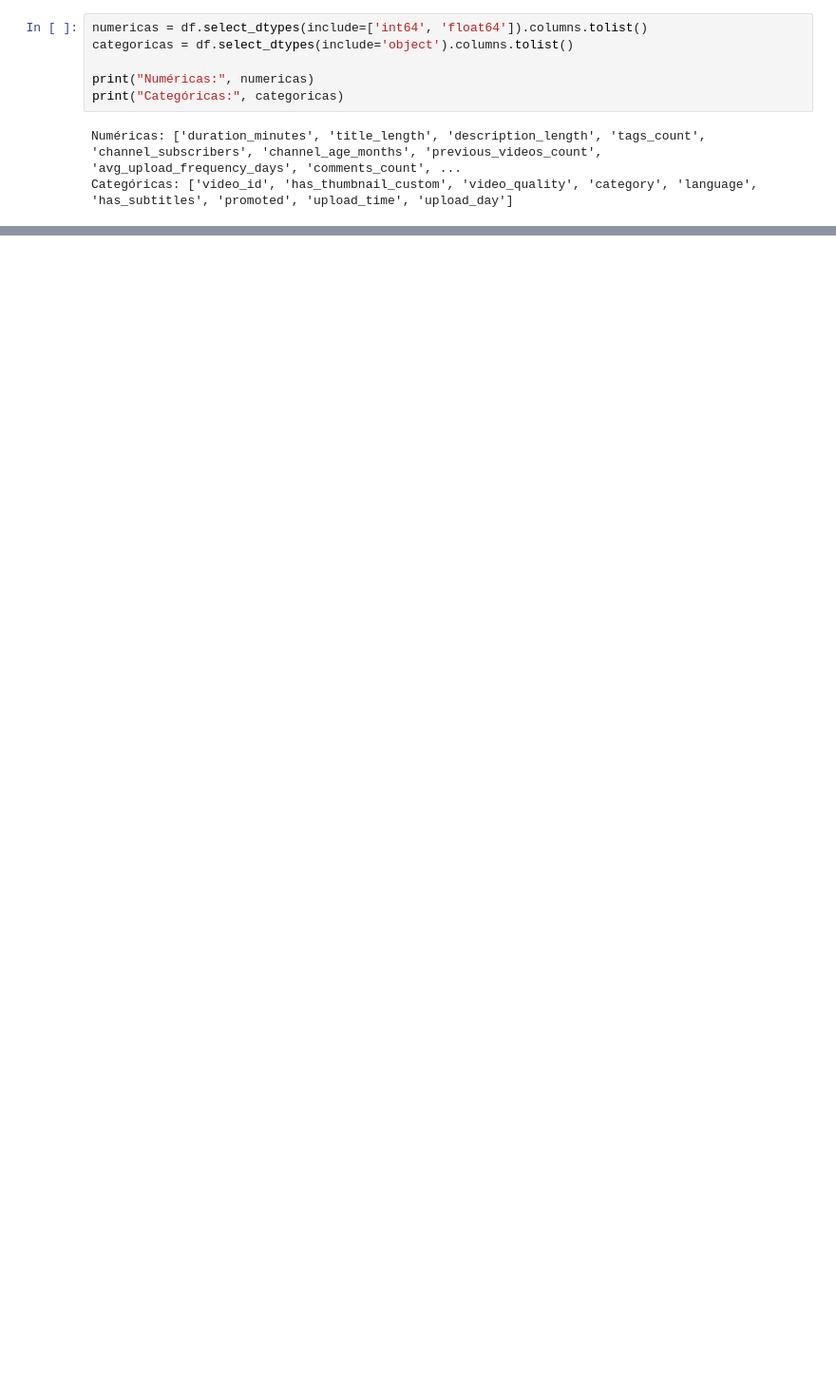
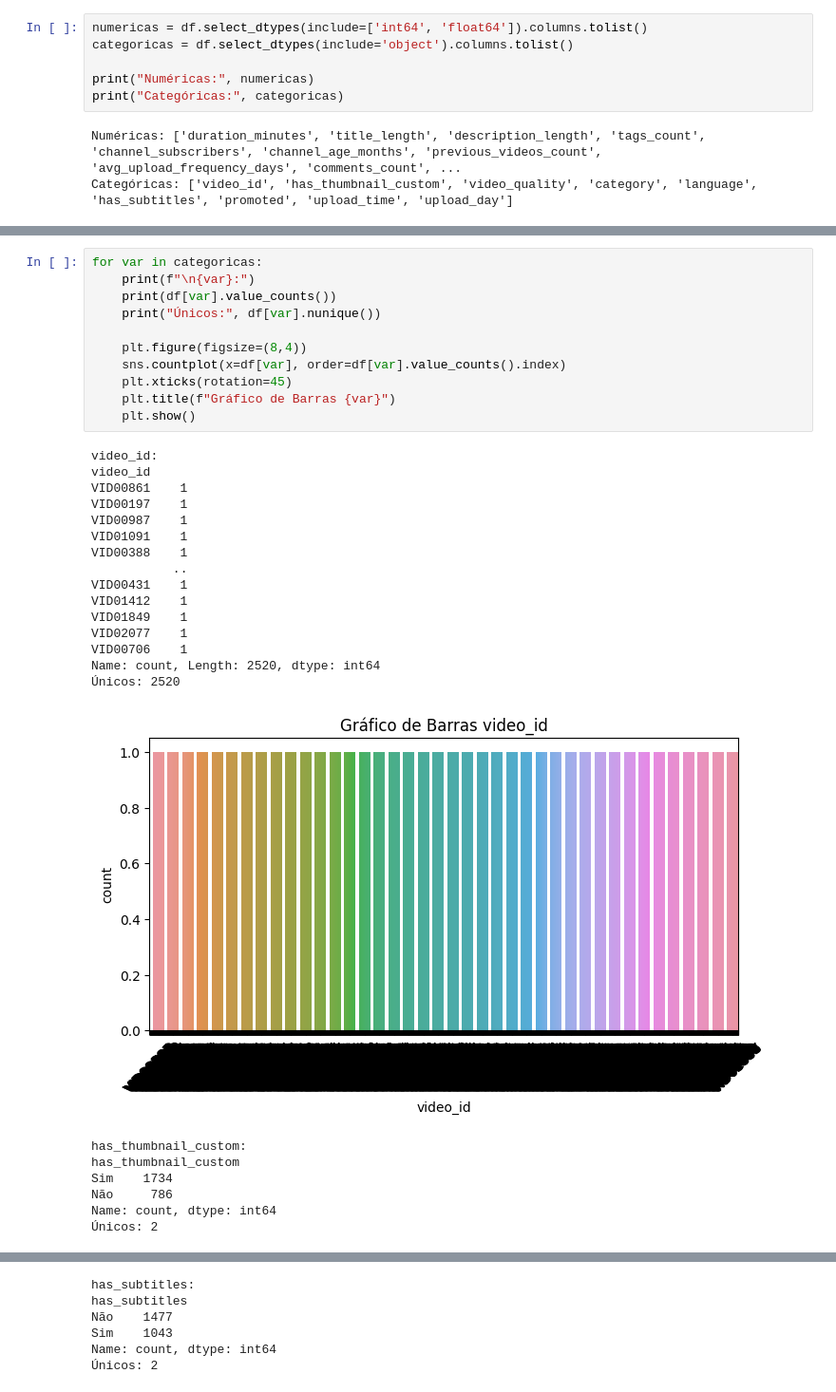
Before and after one commit to dedueardo/uninassau-atividade-alunos-ml-regressao, a Jupyter notebook: notebooks/01_EDA.ipynb, the cells around one changed output, grey strips where cells are left out. Shown at 95% size. Drawn from its saved outputs; the diff is of its cells as text; blank space fills up the shorter version.

```diff
--- a/notebooks/01_EDA.ipynb
+++ b/notebooks/01_EDA.ipynb
@@ -100,0 +294,34 @@ Categóricas: ['video_id', 'has_thumbnail_custom', 'video_quality', 'category',
+# %%
+for var in categoricas:
+    print(f"\n{var}:")
+    print(df[var].value_counts())
+    print("Únicos:", df[var].nunique())
+
+    plt.figure(figsize=(8,4))
+    sns.countplot(x=df[var], order=df[var].value_counts().index)
+    plt.xticks(rotation=45)
+    plt.title(f"Gráfico de Barras {var}")
+    plt.show()
+# %% [output]
+video_id:
+video_id
+VID00861    1
+VID00197    1
+VID00987    1
+VID01091    1
+VID00388    1
+           ..
+VID00431    1
+VID01412    1
+VID01849    1
+VID02077    1
+VID00706    1
+Name: count, Length: 2520, dtype: int64
+Únicos: 2520
+[figure, added]
+has_thumbnail_custom:
+has_thumbnail_custom
+Sim    1734
+Não     786
+Name: count, dtype: int64
+Únicos: 2
@@ -100,0 +369,6 @@ Categóricas: ['video_id', 'has_thumbnail_custom', 'video_quality', 'category',
+has_subtitles:
+has_subtitles
+Não    1477
+Sim    1043
+Name: count, dtype: int64
+Únicos: 2
```
Also changed, not shown: parts of 26 cells of this notebook.
